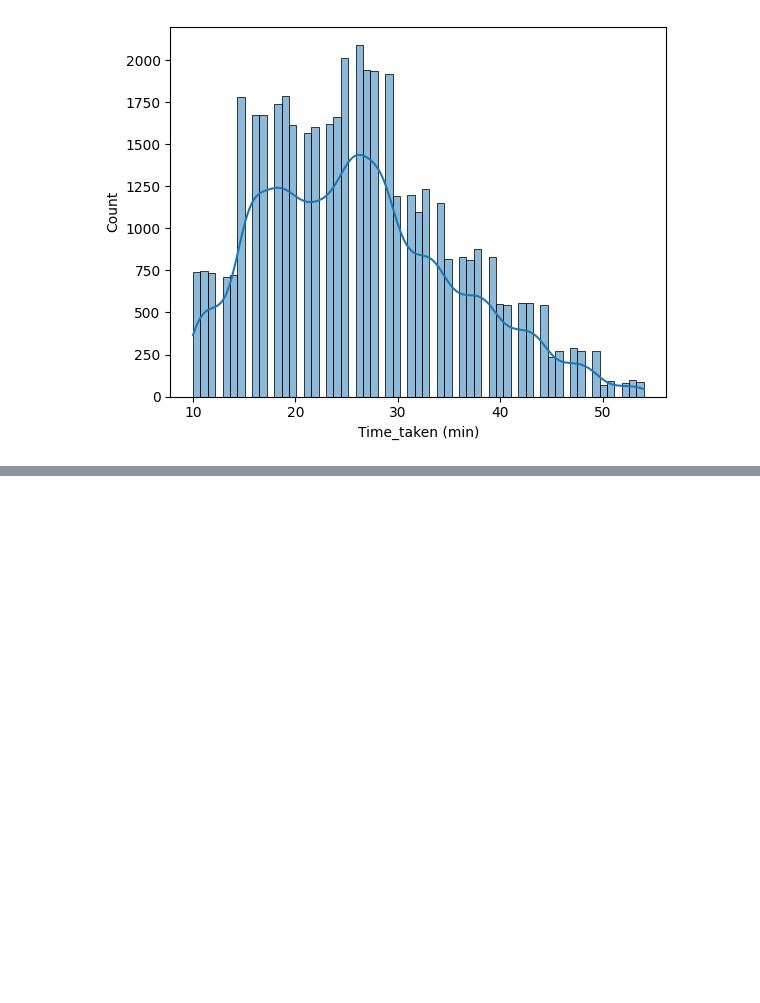
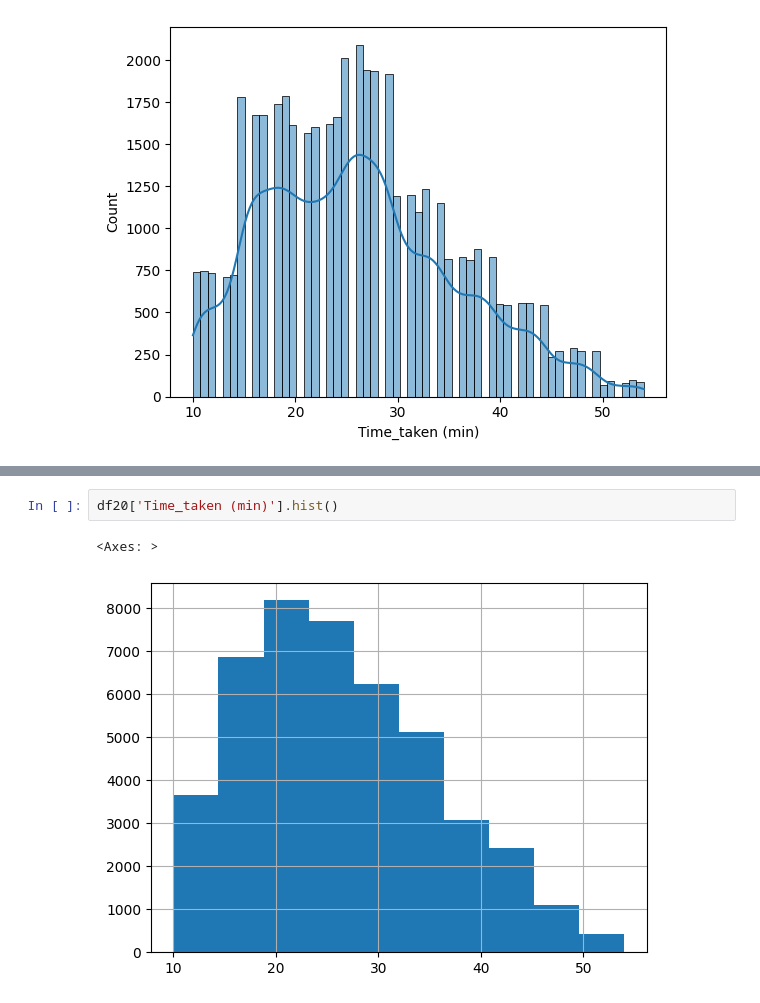
Before and after one commit to Aminsharif/st_assigment, a Jupyter notebook: notebooks/EDA.ipynb, the cells around one changed output, grey strips where cells are left out. Cells and saved outputs as stored; diff of their text form; blank space fills up the shorter version.

```diff
--- a/notebooks/EDA.ipynb
+++ b/notebooks/EDA.ipynb
@@ -1202,0 +1336,5 @@ AttributeError: 'Index' object has no attribute 'corr'
+# %%
+df20['Time_taken (min)'].hist()
+# %% [output]
+<Axes: >
+[figure, added]
```
Also changed, not shown: parts of 49 cells of this notebook, 5 other files.
